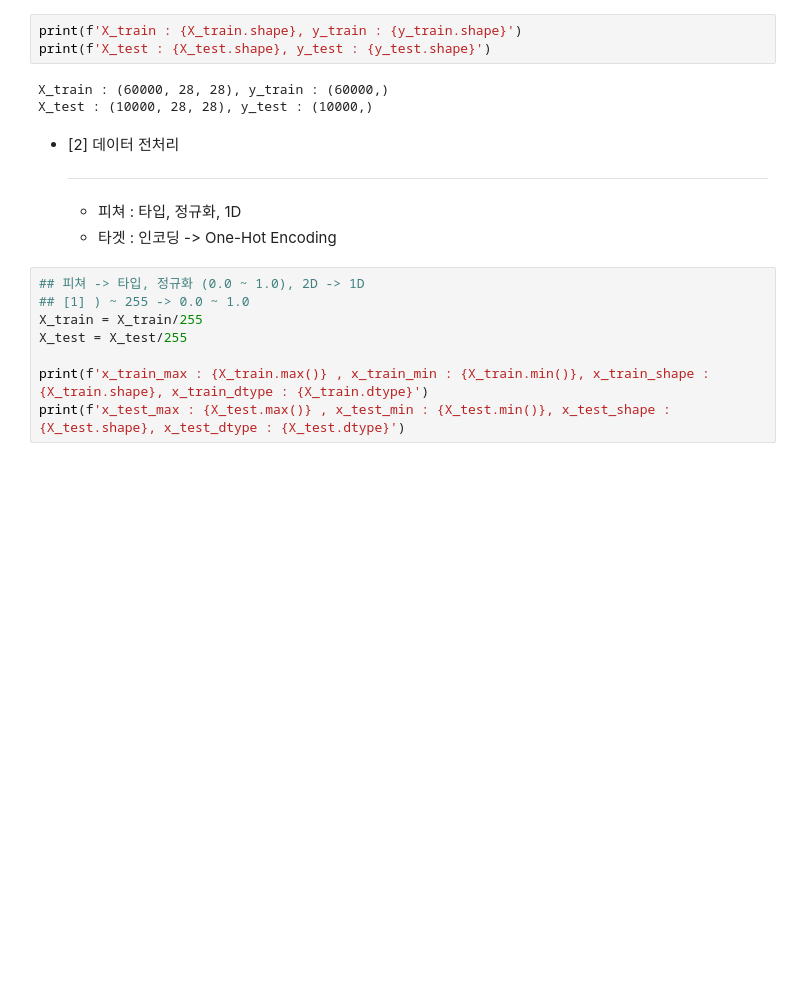
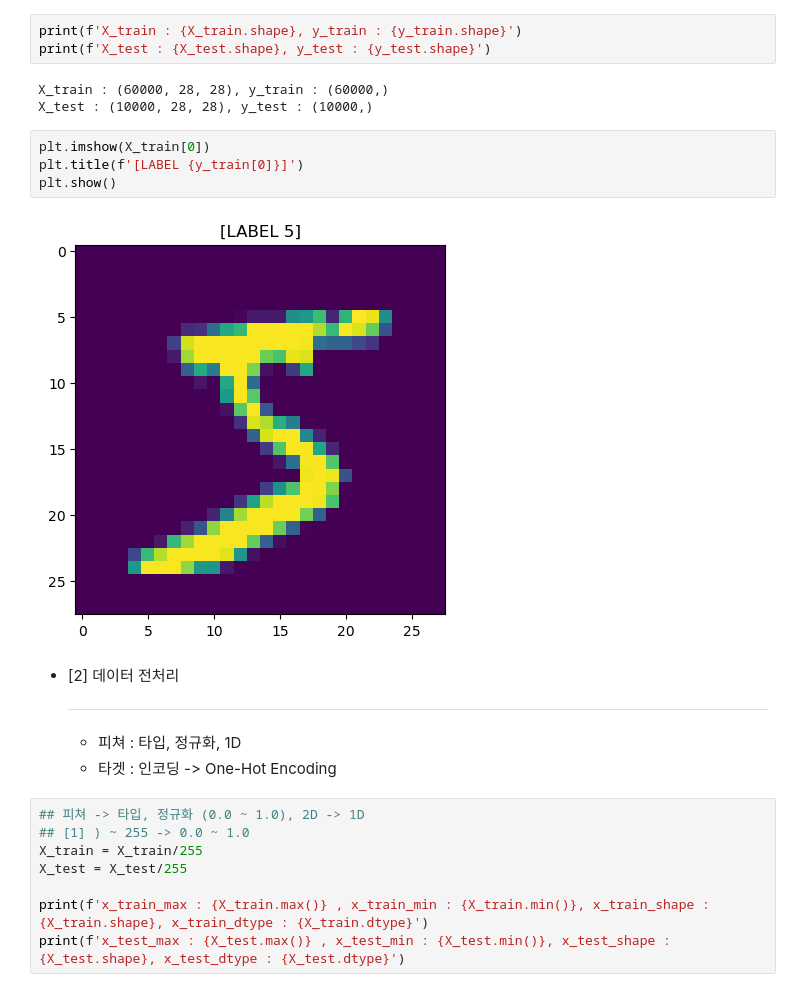
Before and after one commit to YuRimBang/DL_TENSOR, a Jupyter notebook: Day_6/ex_mnist_mcf.ipynb, the cells around one changed output. Drawn from its saved outputs; the diff is of its cells as text; blank space fills up the shorter version.

```diff
--- a/Day_6/ex_mnist_mcf.ipynb
+++ b/Day_6/ex_mnist_mcf.ipynb
@@ -22,6 +26,12 @@ print(f'X_test : {X_test.shape}, y_test : {y_test.shape}')
 # %% [output]
 X_train : (60000, 28, 28), y_train : (60000,)
 X_test : (10000, 28, 28), y_test : (10000,)
+# %%
+plt.imshow(X_train[0])
+plt.title(f'[LABEL {y_train[0]}]')
+plt.show()
+# %% [output]
+[figure, added]
 # %% [markdown]
 - [2] 데이터 전처리 <hr>
     * 피쳐 : 타입, 정규화, 1D
```
Also changed, not shown: parts of 23 cells of this notebook, 1 other file.
